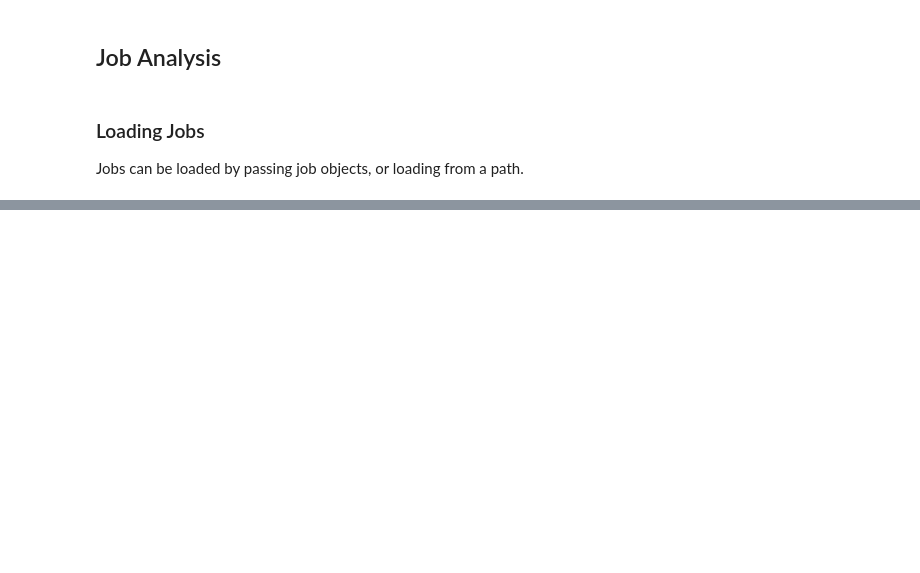
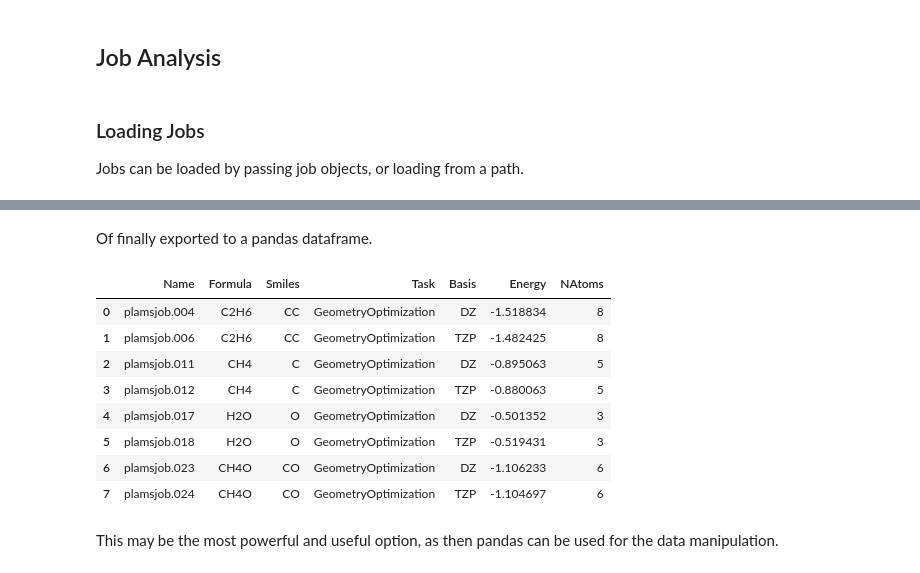
Before and after one commit to patrickmelix/PLAMS, a Jupyter notebook: examples/JobAnalysis/job_analysis.ipynb, the cells around one changed output, grey strips where cells are left out. Cells and saved outputs as stored; diff of their text form; code cells hidden in the pictures; blank space fills up the shorter version.

```diff
--- a/examples/JobAnalysis/job_analysis.ipynb
+++ b/examples/JobAnalysis/job_analysis.ipynb
@@ -155,0 +161,15 @@ print(ja.to_table())
+# %%
+ja.add_molecule_fields()
+ja.add_timing_fields()
+ja.add_settings_input_fields()
+
+ja.add_field("Energy", lambda j: j.results.get_energy())
+ja["NAtoms"] = lambda j: len(j.molecule)  # alternative syntax for adding fields via dict notation
+ja.NSpin = lambda j: j.results.get_n_spin() # alternative syntax for adding fields via dot notation
+
+ja.remove_field("ElapsedTime")
+del ja["Path"]  # alternative syntax for removing fields via dict notation
+del ja.SysTime  # alternative syntax for removing fields via dot notation
+
+ja.rename_field("InputAmsTask", "Task")
+ja.rename_field("InputAdfBasisType", "Basis")
@@ -155,0 +292,16 @@ print(ja.to_table())
+# %% [markdown]
+Of finally exported to a pandas dataframe.
+# %%
+ja.to_dataframe()
+# %% [output]
+|  | Name | Formula | Smiles | Task | Basis | Energy | NAtoms |
+| 0 | plamsjob.004 | C2H6 | CC | GeometryOptimization | DZ | -1.518834 | 8 |
+| 1 | plamsjob.006 | C2H6 | CC | GeometryOptimization | TZP | -1.482425 | 8 |
+| 2 | plamsjob.011 | CH4 | C | GeometryOptimization | DZ | -0.895063 | 5 |
+| 3 | plamsjob.012 | CH4 | C | GeometryOptimization | TZP | -0.880063 | 5 |
+| 4 | plamsjob.017 | H2O | O | GeometryOptimization | DZ | -0.501352 | 3 |
+| 5 | plamsjob.018 | H2O | O | GeometryOptimization | TZP | -0.519431 | 3 |
+| 6 | plamsjob.023 | CH4O | CO | GeometryOptimization | DZ | -1.106233 | 6 |
+| 7 | plamsjob.024 | CH4O | CO | GeometryOptimization | TZP | -1.104697 | 6 |
+# %% [markdown]
+This may be the most powerful and useful option, as then pandas can be used for the data manipulation.
```
Also changed, not shown: parts of 21 cells of this notebook, 1 other file.
